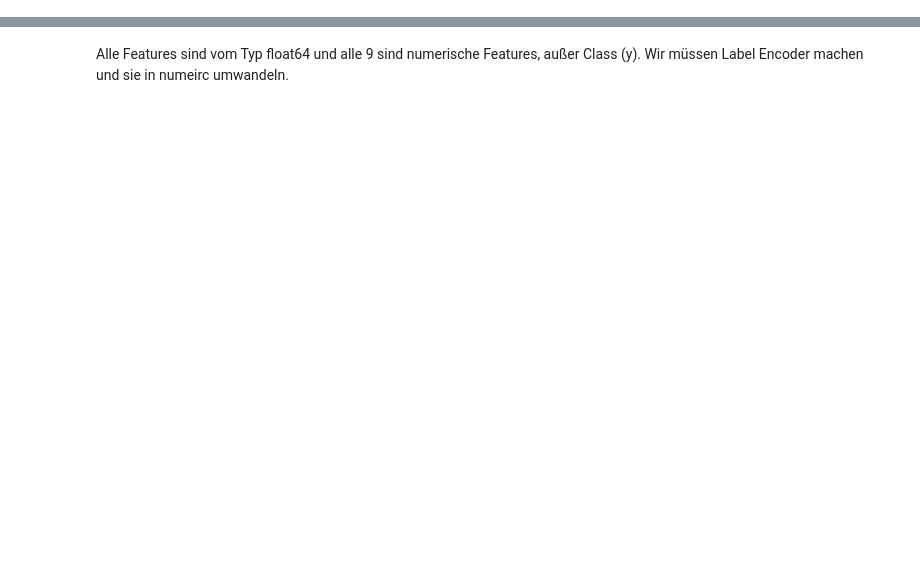
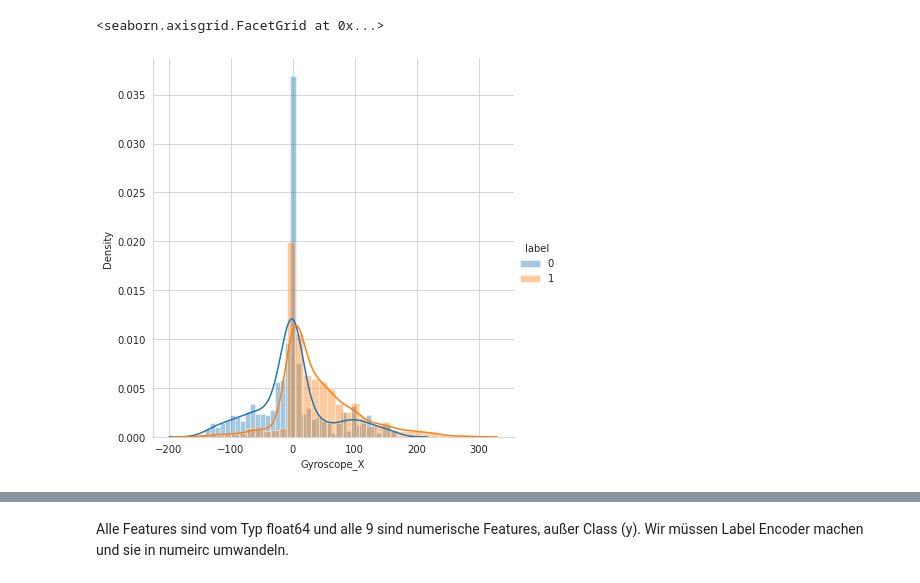
Before and after one commit to agwn1819/EINT_SS_19, a Jupyter notebook: Masterarbeit_SVM_Classifcation.ipynb, the cells around one changed output, grey strips where cells are left out. Drawn from its saved outputs; the diff is of its cells as text; code cells hidden in the pictures; blank space fills up the shorter version.

```diff
--- a/Masterarbeit_SVM_Classifcation.ipynb
+++ b/Masterarbeit_SVM_Classifcation.ipynb
@@ -542,0 +353,5 @@ dtype: object
+# %%
+sns.FacetGrid(df_sensordata, hue = 'label', size = 6).map(sns.distplot, 'Gyroscope_X').add_legend()
+# %% [output]
+<seaborn.axisgrid.FacetGrid at 0x...>
+[figure, added]
```
Also changed, not shown: parts of 305 cells of this notebook.
